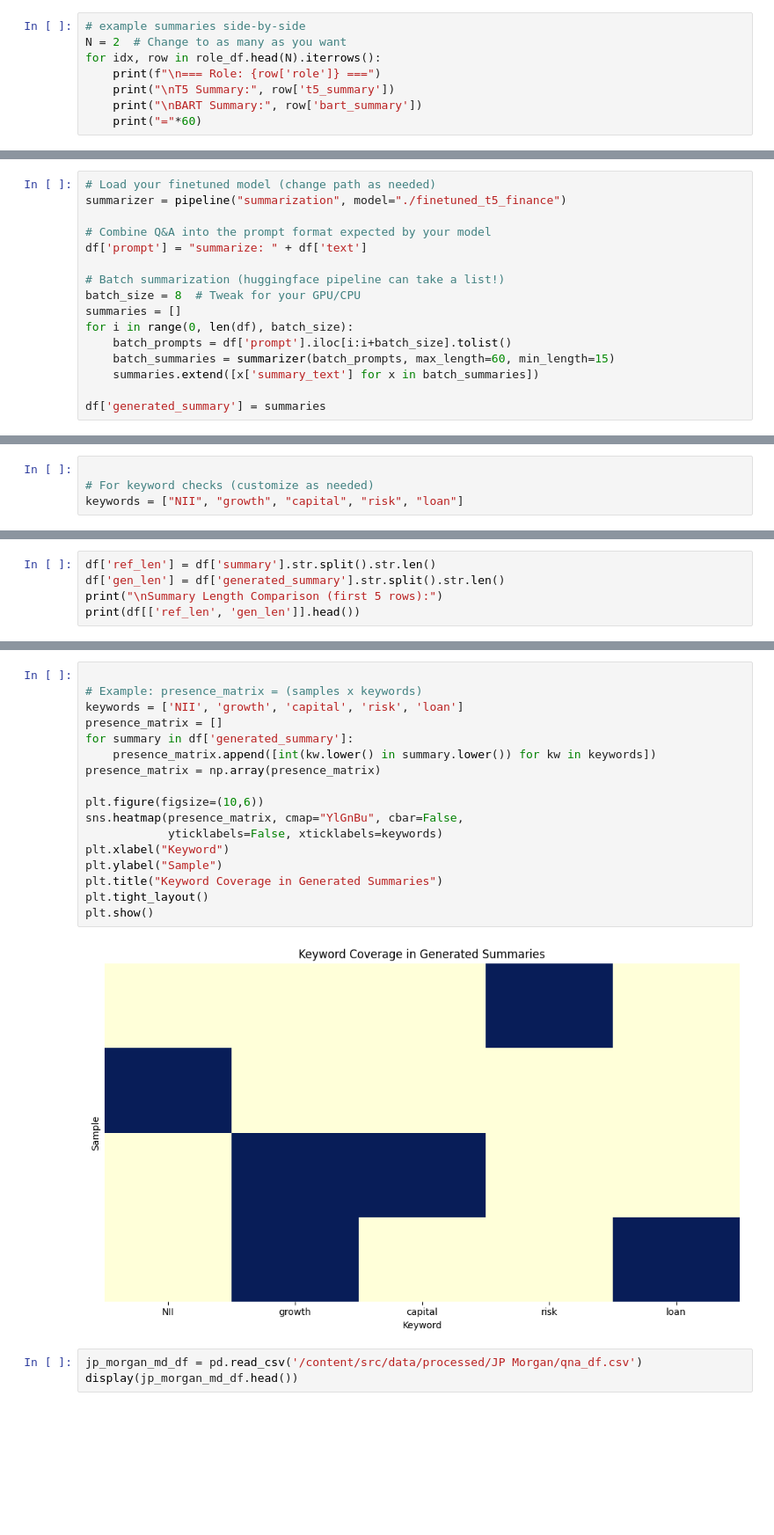
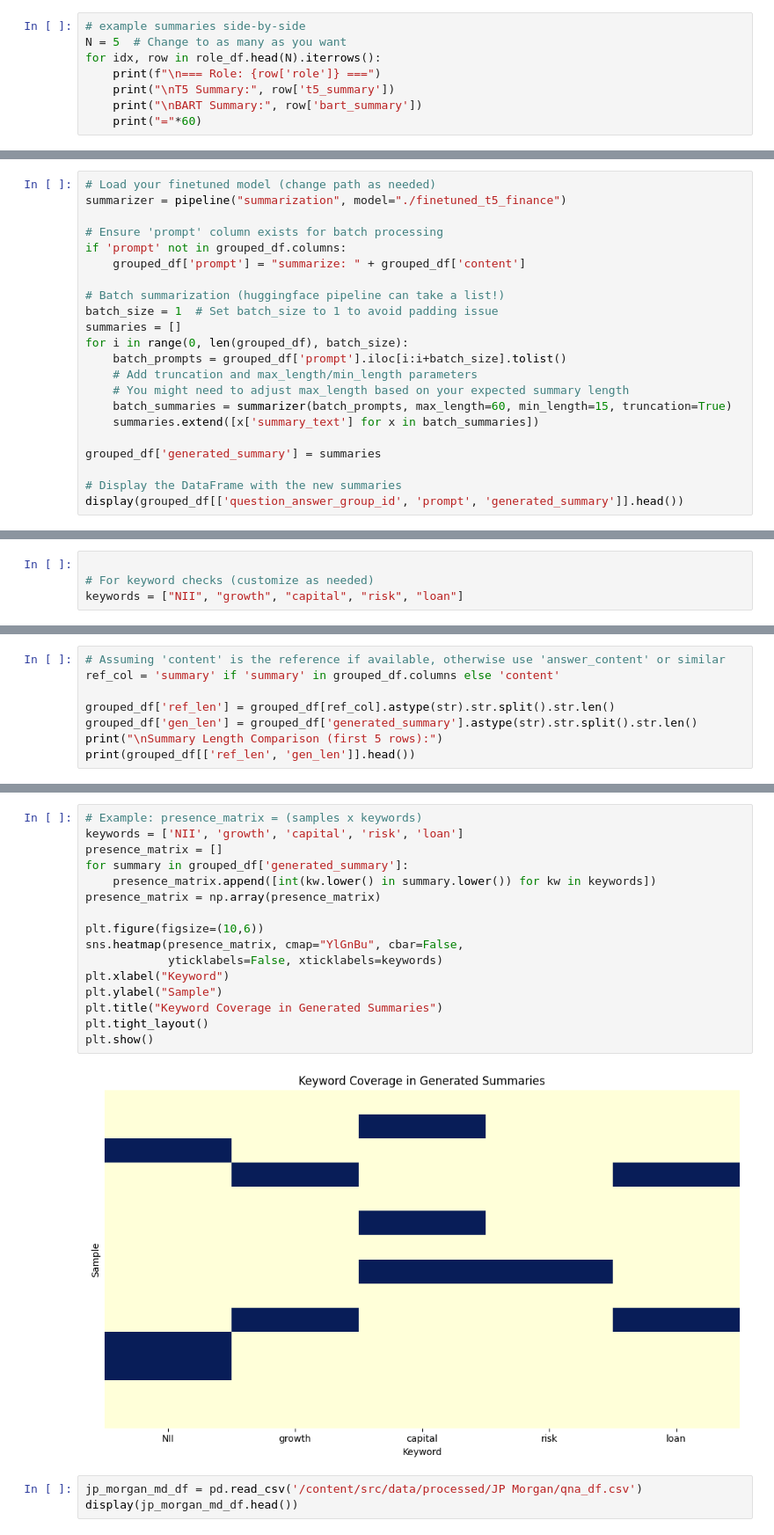
Before and after one commit to EErlando/Quarterly-Bytes, a Jupyter notebook: notebooks/4_text_sum/Text_SUM.ipynb, the cells around one changed output, grey strips where cells are left out. Shown at 88% size. Cells and saved outputs as stored; diff of their text form; blank space fills up the shorter version.

```diff
--- a/notebooks/4_text_sum/Text_SUM.ipynb
+++ b/notebooks/4_text_sum/Text_SUM.ipynb
@@ -1119,7 +1121,7 @@ T5 tends to be a bit more compact and direct.
 BART is a little more verbose and sometimes a bit more narrative, which can be great for executive/board reports.
 # %%
 # example summaries side-by-side
-N = 2  # Change to as many as you want
+N = 5  # Change to as many as you want
 for idx, row in role_df.head(N).iterrows():
     print(f"\n=== Role: {row['role']} ===")
     print("\nT5 Summary:", row['t5_summary'])
@@ -2083,16 +2131,22 @@ Index(['text', 'summary'], dtype='object')
 # Load your finetuned model (change path as needed)
 summarizer = pipeline("summarization", model="./finetuned_t5_finance")
 
-# Combine Q&A into the prompt format expected by your model
-df['prompt'] = "summarize: " + df['text']
+# Ensure 'prompt' column exists for batch processing
+if 'prompt' not in grouped_df.columns:
+    grouped_df['prompt'] = "summarize: " + grouped_df['content']
 
 # Batch summarization (huggingface pipeline can take a list!)
-batch_size = 8  # Tweak for your GPU/CPU
+batch_size = 1  # Set batch_size to 1 to avoid padding issue
 summaries = []
-for i in range(0, len(df), batch_size):
-    batch_prompts = df['prompt'].iloc[i:i+batch_size].tolist()
-    batch_summaries = summarizer(batch_prompts, max_length=60, min_length=15)
+for i in range(0, len(grouped_df), batch_size):
+    batch_prompts = grouped_df['prompt'].iloc[i:i+batch_size].tolist()
+    # Add truncation and max_length/min_length parameters
+    # You might need to adjust max_length based on your expected summary length
+    batch_summaries = summarizer(batch_prompts, max_length=60, min_length=15, truncation=True)
     summaries.extend([x['summary_text'] for x in batch_summaries])
 
-df['generated_summary'] = summaries
+grouped_df['generated_summary'] = summaries
+
+# Display the DataFrame with the new summaries
+display(grouped_df[['question_answer_group_id', 'prompt', 'generated_summary']].head())
 # %% [output]
@@ -2155,8 +2239,11 @@ Keyword Retention (when present in reference):
 # %%
-df['ref_len'] = df['summary'].str.split().str.len()
-df['gen_len'] = df['generated_summary'].str.split().str.len()
+# Assuming 'content' is the reference if available, otherwise use 'answer_content' or similar
+ref_col = 'summary' if 'summary' in grouped_df.columns else 'content'
+
+grouped_df['ref_len'] = grouped_df[ref_col].astype(str).str.split().str.len()
+grouped_df['gen_len'] = grouped_df['generated_summary'].astype(str).str.split().str.len()
 print("\nSummary Length Comparison (first 5 rows):")
-print(df[['ref_len', 'gen_len']].head())
+print(grouped_df[['ref_len', 'gen_len']].head())
 # %% [output]
 Summary Length Comparison (first 5 rows):
    ref_len  gen_len
@@ -2195,24 +2282,23 @@ plt.show()
 # %% [output]
 [figure]
 # %%
-
 # Example: presence_matrix = (samples x keywords)
 keywords = ['NII', 'growth', 'capital', 'risk', 'loan']
 presence_matrix = []
-for summary in df['generated_summary']:
+for summary in grouped_df['generated_summary']:
     presence_matrix.append([int(kw.lower() in summary.lower()) for kw in keywords])
 presence_matrix = np.array(presence_matrix)
 
 plt.figure(figsize=(10,6))
 sns.heatmap(presence_matrix, cmap="YlGnBu", cbar=False,
             yticklabels=False, xticklabels=keywords)
 plt.xlabel("Keyword")
 plt.ylabel("Sample")
 plt.title("Keyword Coverage in Generated Summaries")
 plt.tight_layout()
 plt.show()
 # %% [output]
-[figure, old version]
+[figure, new version]
 # %%
 jp_morgan_md_df = pd.read_csv('/content/src/data/processed/JP Morgan/qna_df.csv')
 display(jp_morgan_md_df.head())
```
Also changed, not shown: parts of 27 cells of this notebook.
